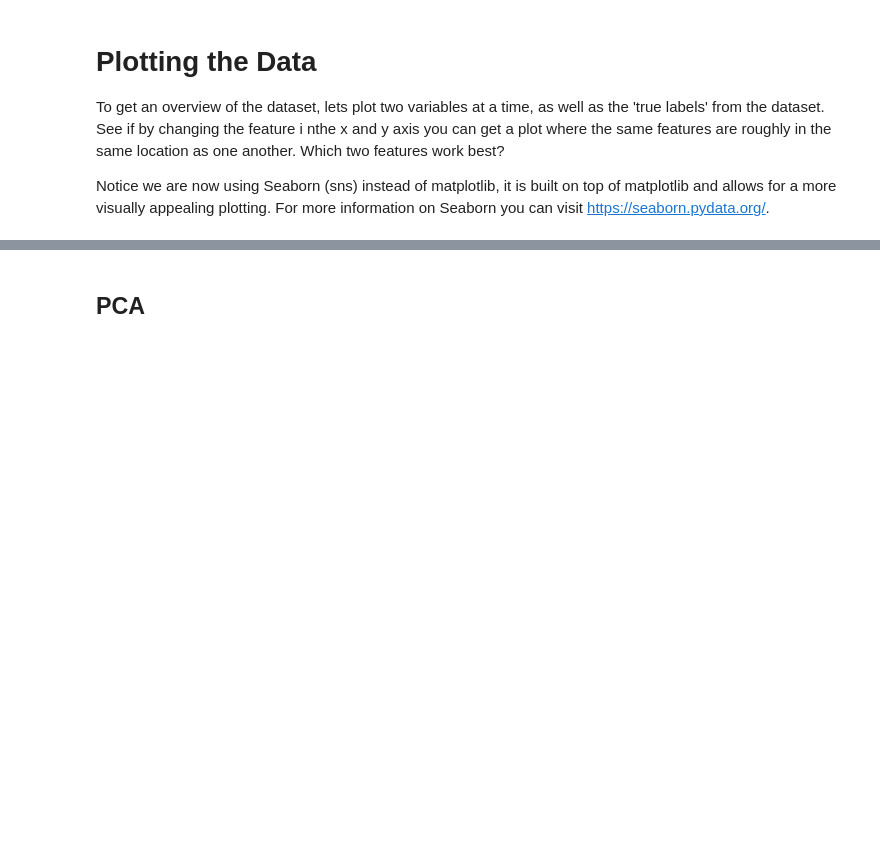
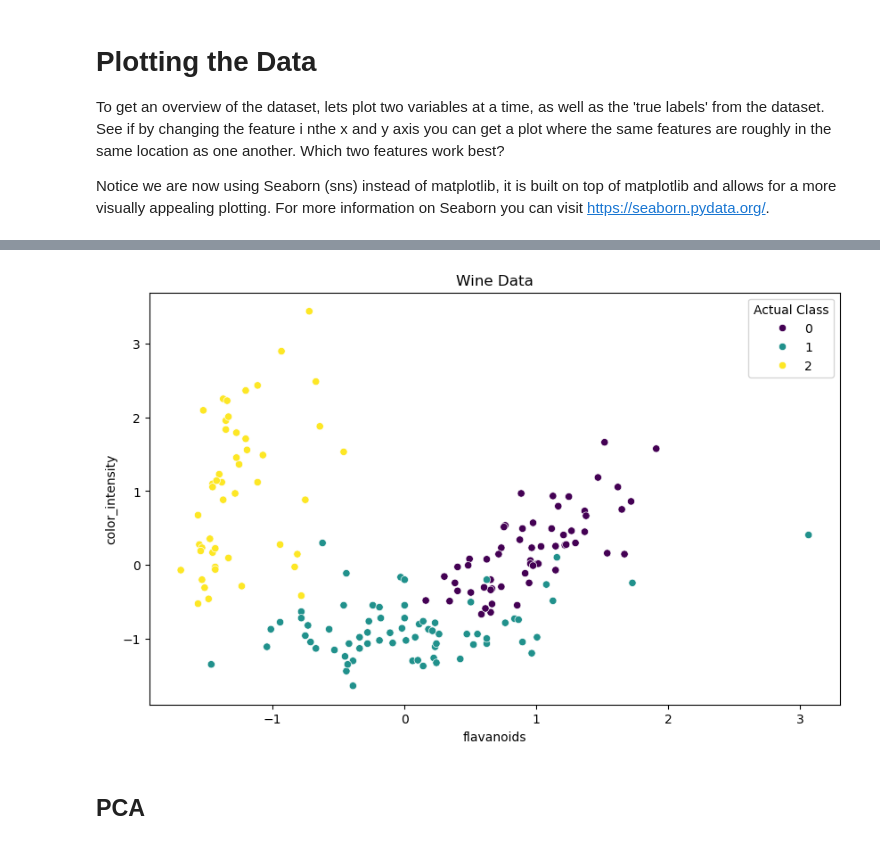
Before and after one commit to mona-borth/Hertie_ML_2025_Labs, a Jupyter notebook: lab6.ipynb, the cells around one changed output, grey strips where cells are left out. Saved outputs shown, nothing was run; the diff lists cells and outputs as text; code cells hidden in the pictures; blank space fills up the shorter version.

```diff
--- a/lab6.ipynb
+++ b/lab6.ipynb
@@ -40,5 +47,8 @@ df.head()
 # %% [markdown]
 As we discussed in the lecture, we should scale our X variables, as both PCA and our clustering algorithms are sensitive to scale.
+# %%
+sc = StandardScaler()
+X_scaled = sc.fit_transform(X)
 # %% [markdown]
 As we are doing unsupervised ML we don't need to create a training and test split, as there is no metric we need to calculate or optimise on!
 
@@ -54,14 +66,16 @@ print(wine.feature_names)
 # %%
-feature_x = 0 #Try changing this value to see how the scatter plot changes
-feature_y = 1 #Try changing this value to see how the scatter plot changes
+feature_x = 6 #Try changing this value to see how the scatter plot changes
+feature_y = 9 #Try changing this value to see how the scatter plot changes
 
 plt.figure(figsize=(10, 6))
 sns.scatterplot(x=X_scaled[:, feature_x], y=X_scaled[:, feature_y], hue=y, palette='viridis')
 plt.title("Wine Data")
 plt.xlabel(wine.feature_names[feature_x])
 plt.ylabel(wine.feature_names[feature_y])
 plt.legend(title="Actual Class")
 plt.show()
+# %% [output]
+[figure, added]
 # %% [markdown]
 ## PCA
 # %% [markdown]
```
Also changed, not shown: parts of 15 cells of this notebook.
